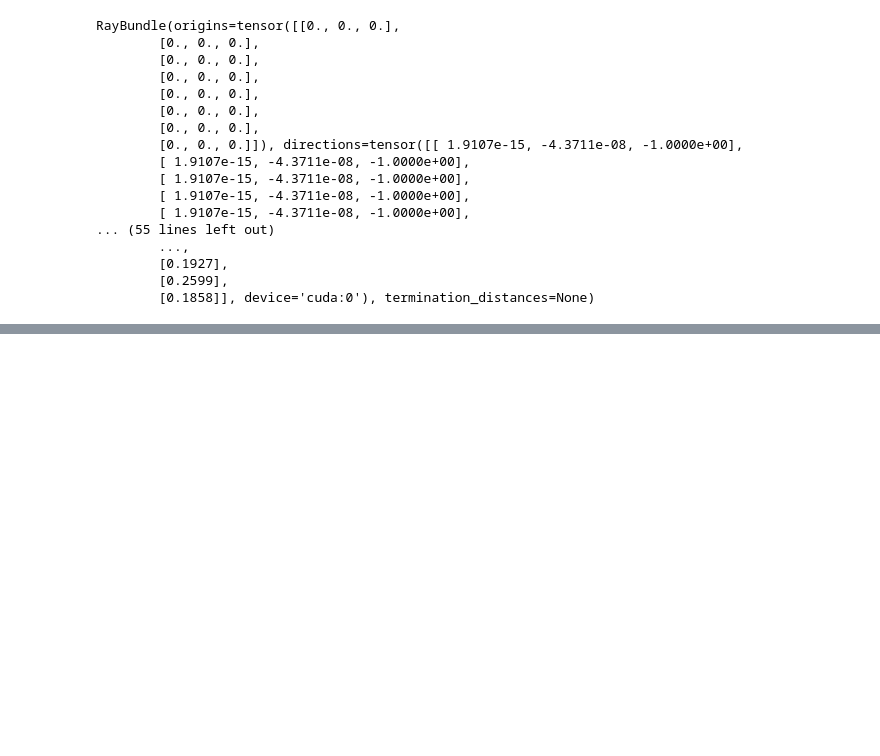
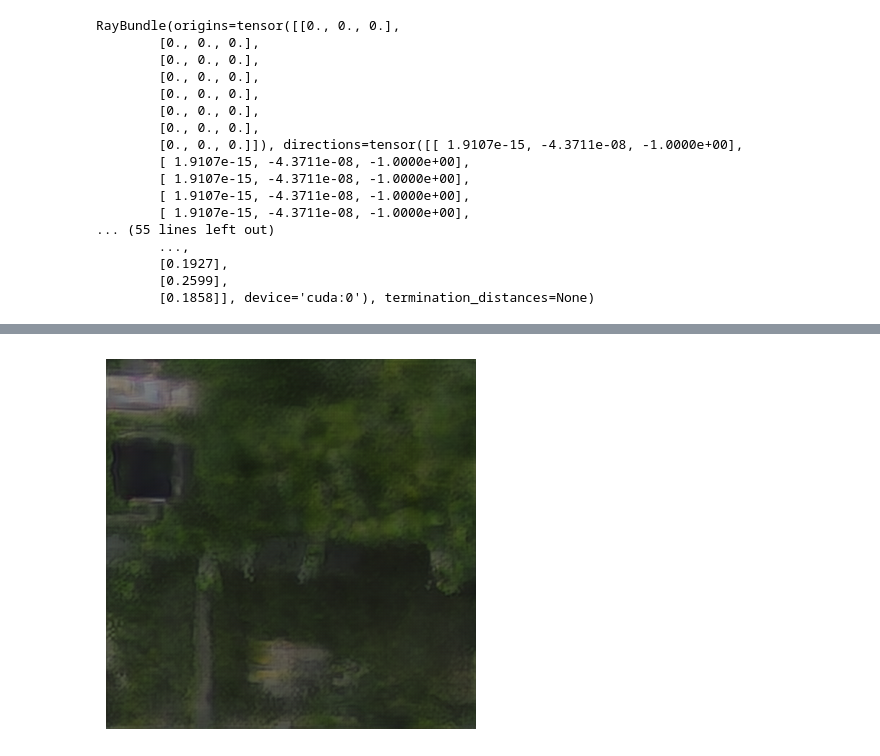
Before and after one commit to gasparyanartur/neurad-diffusion, a Jupyter notebook: nerfstudio/notebooks/ray_bundle.ipynb, the cells around one changed output, grey strips where cells are left out. Saved outputs shown, nothing was run; the diff lists cells and outputs as text; code cells hidden in the pictures; blank space fills up the shorter version.

```diff
--- a/nerfstudio/notebooks/ray_bundle.ipynb
+++ b/nerfstudio/notebooks/ray_bundle.ipynb
@@ -291,0 +466,11 @@ RayBundle(origins=tensor([[0., 0., 0.],
+# %%
+import torch
+from copy import deepcopy
+
+with torch.no_grad():
+    aug_ray_bundle = augment_ray_bundle(ray_bundle, torch.tensor([0, 0, 0, 0, 0, torch.deg2rad(torch.tensor([-45]))], dtype=torch.float32), pipe.datamanager.train_dataset.cameras)
+    aug_outputs = pipe._model(deepcopy(aug_ray_bundle), patch_size=pipe.config.ray_patch_size)
+
+show_img(aug_outputs["rgb"][0])
+# %% [output]
+[figure, added]
```
Also changed, not shown: parts of 16 cells of this notebook, 4 other files.
